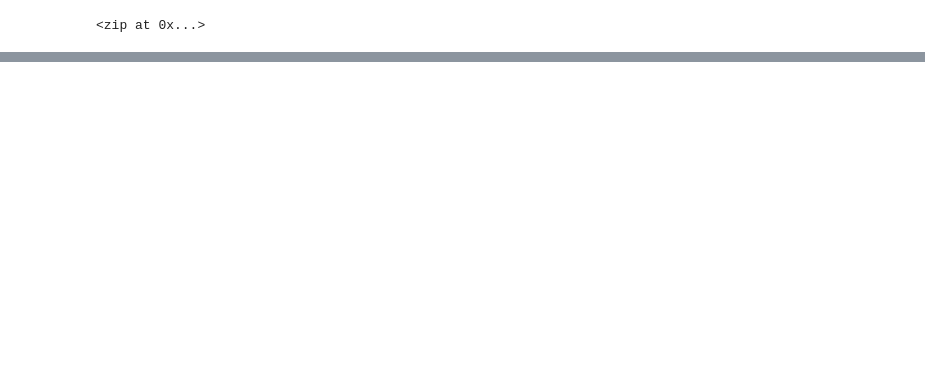
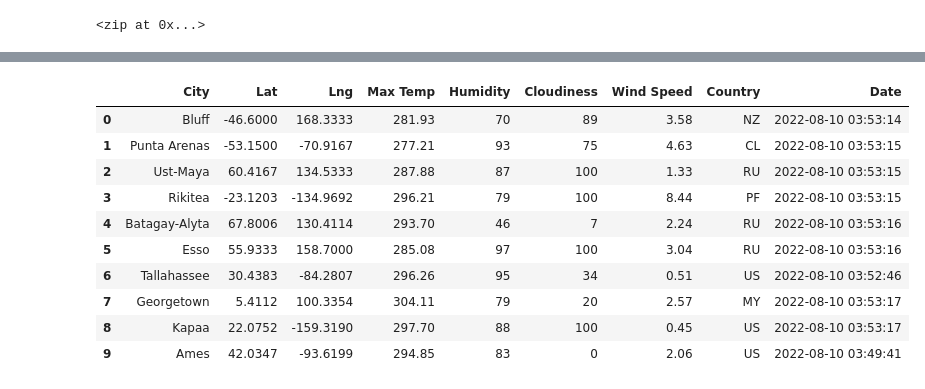
Before and after one commit to sberberian/World_Weather_Analysis, a Jupyter notebook: WeatherPy.ipynb, the cells around one changed output, grey strips where cells are left out. Cells and saved outputs as stored; diff of their text form; code cells hidden in the pictures; blank space fills up the shorter version.

```diff
--- a/WeatherPy.ipynb
+++ b/WeatherPy.ipynb
@@ -35,0 +153,16 @@ len(cities)
+# %%
+# Convert the array of dictionaries to a Pandas DataFrame.
+city_data_df = pd.DataFrame(city_data)
+city_data_df.head(10)
+# %% [output]
+|  | City | Lat | Lng | Max Temp | Humidity | Cloudiness | Wind Speed | Country | Date |
+| 0 | Bluff | -46.6000 | 168.3333 | 281.93 | 70 | 89 | 3.58 | NZ | 2022-08-10 03:53:14 |
+| 1 | Punta Arenas | -53.1500 | -70.9167 | 277.21 | 93 | 75 | 4.63 | CL | 2022-08-10 03:53:15 |
+| 2 | Ust-Maya | 60.4167 | 134.5333 | 287.88 | 87 | 100 | 1.33 | RU | 2022-08-10 03:53:15 |
+| 3 | Rikitea | -23.1203 | -134.9692 | 296.21 | 79 | 100 | 8.44 | PF | 2022-08-10 03:53:15 |
+| 4 | Batagay-Alyta | 67.8006 | 130.4114 | 293.70 | 46 | 7 | 2.24 | RU | 2022-08-10 03:53:16 |
+| 5 | Esso | 55.9333 | 158.7000 | 285.08 | 97 | 100 | 3.04 | RU | 2022-08-10 03:53:16 |
+| 6 | Tallahassee | 30.4383 | -84.2807 | 296.26 | 95 | 34 | 0.51 | US | 2022-08-10 03:52:46 |
+| 7 | Georgetown | 5.4112 | 100.3354 | 304.11 | 79 | 20 | 2.57 | MY | 2022-08-10 03:53:17 |
+| 8 | Kapaa | 22.0752 | -159.3190 | 297.70 | 88 | 100 | 0.45 | US | 2022-08-10 03:53:17 |
+| 9 | Ames | 42.0347 | -93.6199 | 294.85 | 83 | 0 | 2.06 | US | 2022-08-10 03:49:41 |
```
Also changed, not shown: parts of 11 cells of this notebook, 3 other files.
